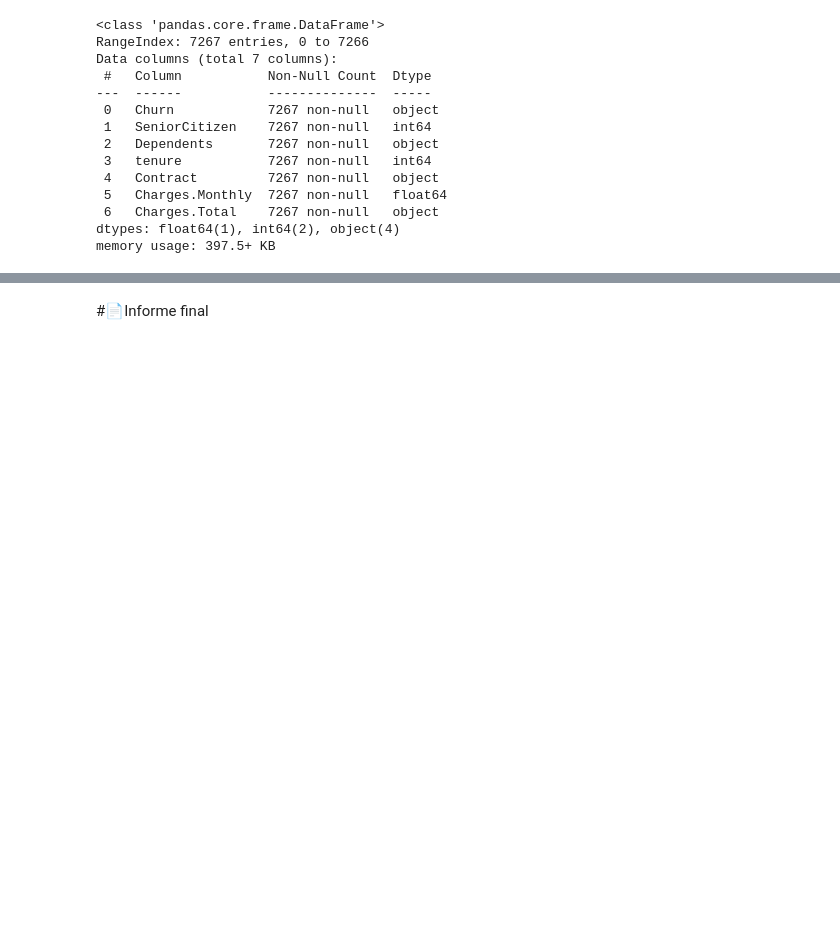
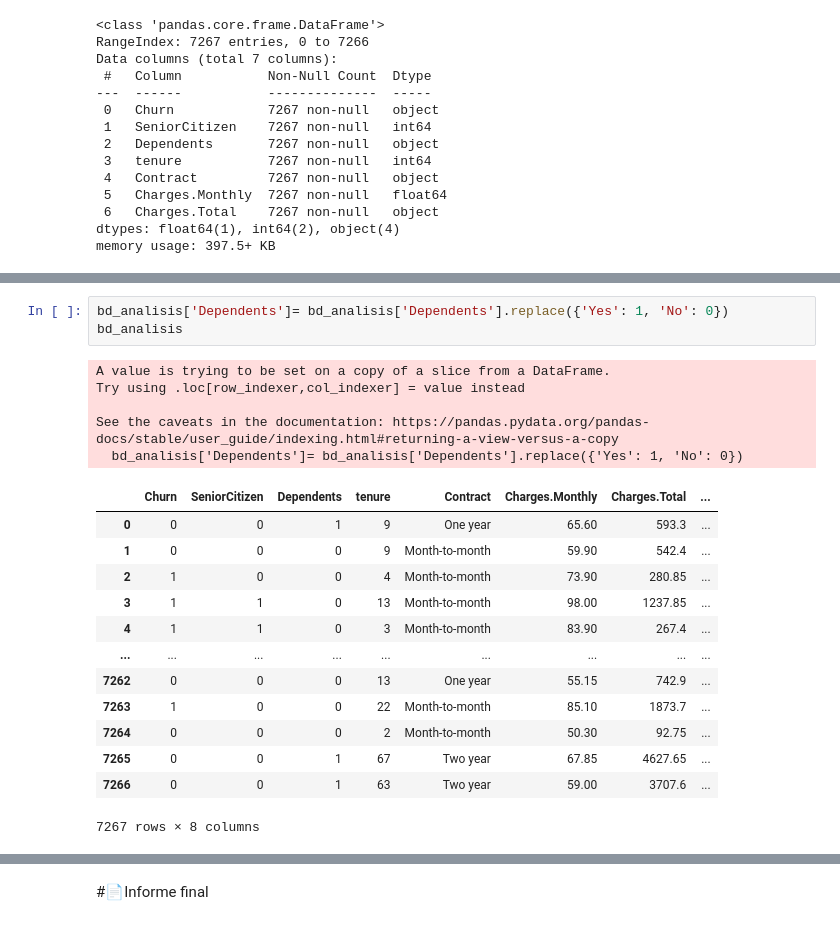
Before and after one commit to GisseYo/ChallengeTelecomX, a Jupyter notebook: TelecomX_LATAM.ipynb, the cells around one changed output, grey strips where cells are left out. Cells and saved outputs as stored; diff of their text form; blank space fills up the shorter version.

```diff
--- a/TelecomX_LATAM.ipynb
+++ b/TelecomX_LATAM.ipynb
@@ -177,0 +222,22 @@ memory usage: 397.5+ KB
+# %%
+bd_analisis['Dependents']= bd_analisis['Dependents'].replace({'Yes': 1, 'No': 0})
+bd_analisis
+# %% [output]
+A value is trying to be set on a copy of a slice from a DataFrame.
+Try using .loc[row_indexer,col_indexer] = value instead
+
+See the caveats in the documentation: https://pandas.pydata.org/pandas-docs/stable/user_guide/indexing.html#returning-a-view-versus-a-copy
+  bd_analisis['Dependents']= bd_analisis['Dependents'].replace({'Yes': 1, 'No': 0})
+|  | Churn | SeniorCitizen | Dependents | tenure | Contract | Charges.Monthly | Charges.Total | ... |
+| 0 | 0 | 0 | 1 | 9 | One year | 65.60 | 593.3 | ... |
+| 1 | 0 | 0 | 0 | 9 | Month-to-month | 59.90 | 542.4 | ... |
+| 2 | 1 | 0 | 0 | 4 | Month-to-month | 73.90 | 280.85 | ... |
+| 3 | 1 | 1 | 0 | 13 | Month-to-month | 98.00 | 1237.85 | ... |
+| 4 | 1 | 1 | 0 | 3 | Month-to-month | 83.90 | 267.4 | ... |
+| ... | ... | ... | ... | ... | ... | ... | ... | ... |
+| 7262 | 0 | 0 | 0 | 13 | One year | 55.15 | 742.9 | ... |
+| 7263 | 1 | 0 | 0 | 22 | Month-to-month | 85.10 | 1873.7 | ... |
+| 7264 | 0 | 0 | 0 | 2 | Month-to-month | 50.30 | 92.75 | ... |
+| 7265 | 0 | 0 | 1 | 67 | Two year | 67.85 | 4627.65 | ... |
+| 7266 | 0 | 0 | 1 | 63 | Two year | 59.00 | 3707.6 | ... |
+7267 rows × 8 columns
```
Also changed, not shown: parts of 3 cells of this notebook.
